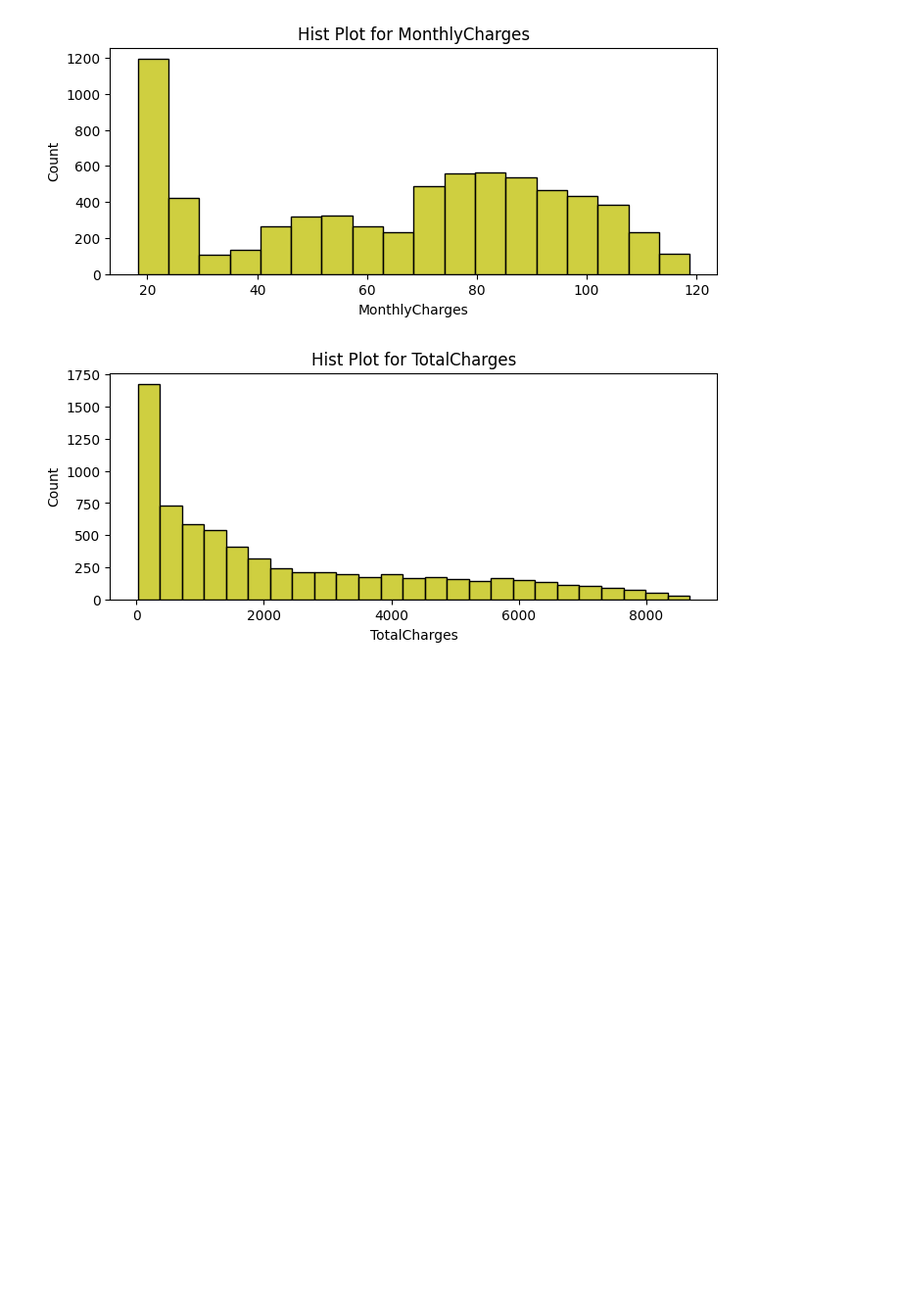
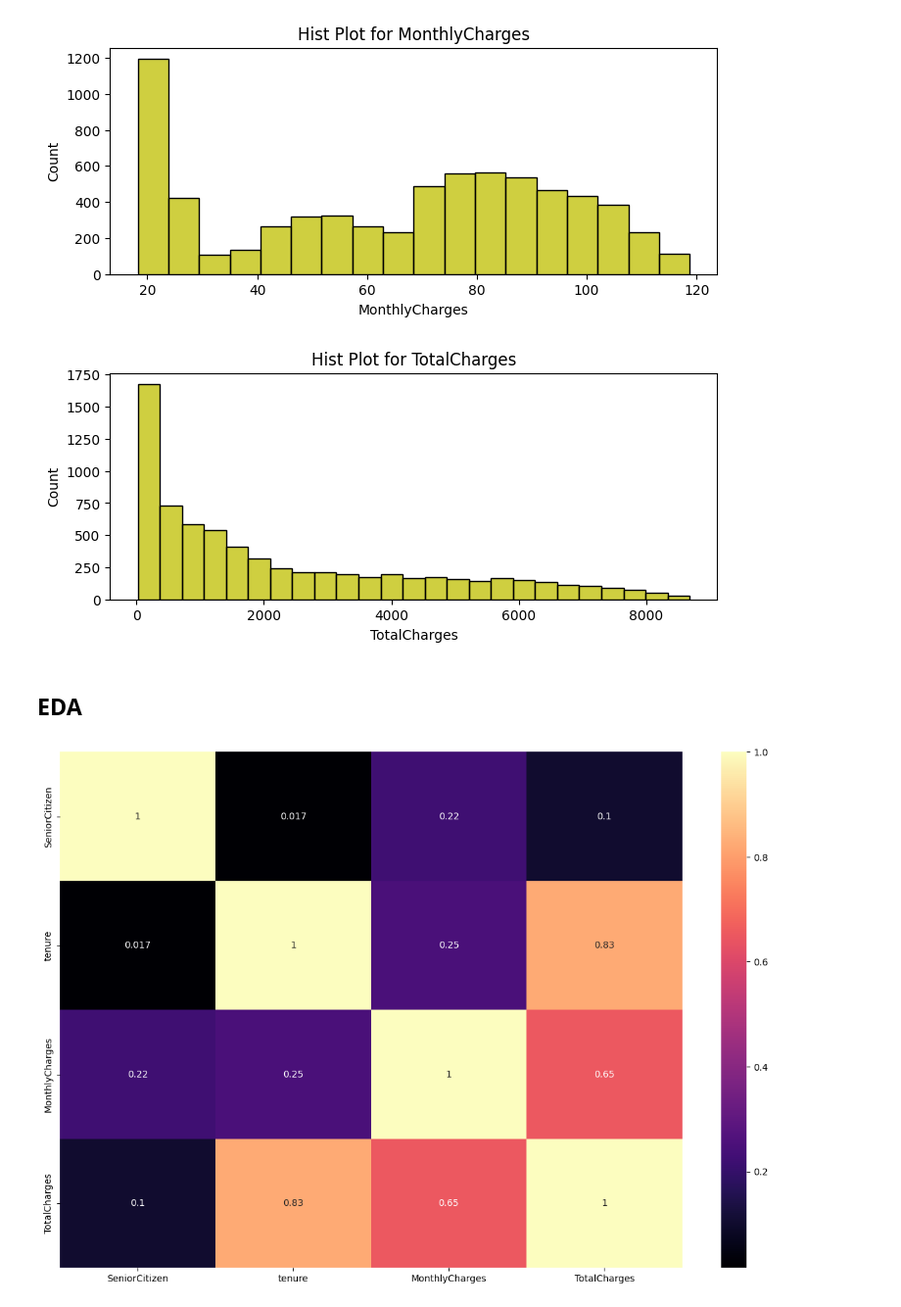
Before and after one commit to muh-hilmi/Tugas3_BD2, a Jupyter notebook: Tugas_TelcoChurn.ipynb, the cells around one changed output. Shown: that part at 98% size. Saved outputs shown, nothing was run; the diff lists cells and outputs as text; code cells hidden in the pictures; blank space fills up the shorter version.

```diff
--- a/Tugas_TelcoChurn.ipynb
+++ b/Tugas_TelcoChurn.ipynb
@@ -130,0 +131,11 @@ Merubah Kolom menjadi angka agar kita bisa menganalisis
+# %%
+from sklearn.preprocessing import LabelEncoder
+le = LabelEncoder()
+datailoc = data.iloc[:,1:]
+df1 = datailoc.copy(deep = True)
+text = [i for i in list(datailoc.columns) if i not in list(datailoc.describe().columns)]
+
+print('Label Encoder Transformation')
+for i in text :
+    df1[i] = le.fit_transform(df1[i])
+    print(i,' : ',df1[i].unique(),' = ',le.inverse_transform(df1[i].unique()))
@@ -210,3 +276,11 @@ for feat in number_col:
 [figure]
 [figure]
 [figure]
+# %% [markdown]
+## EDA
+# %%
+plt.figure(figsize=(15,10))
+sns.heatmap(datailoc.corr(), cmap='magma', annot=True)
+plt.show()
+# %% [output]
+[figure, added]
```
Also changed, not shown: parts of 13 cells of this notebook, 1 other file.
